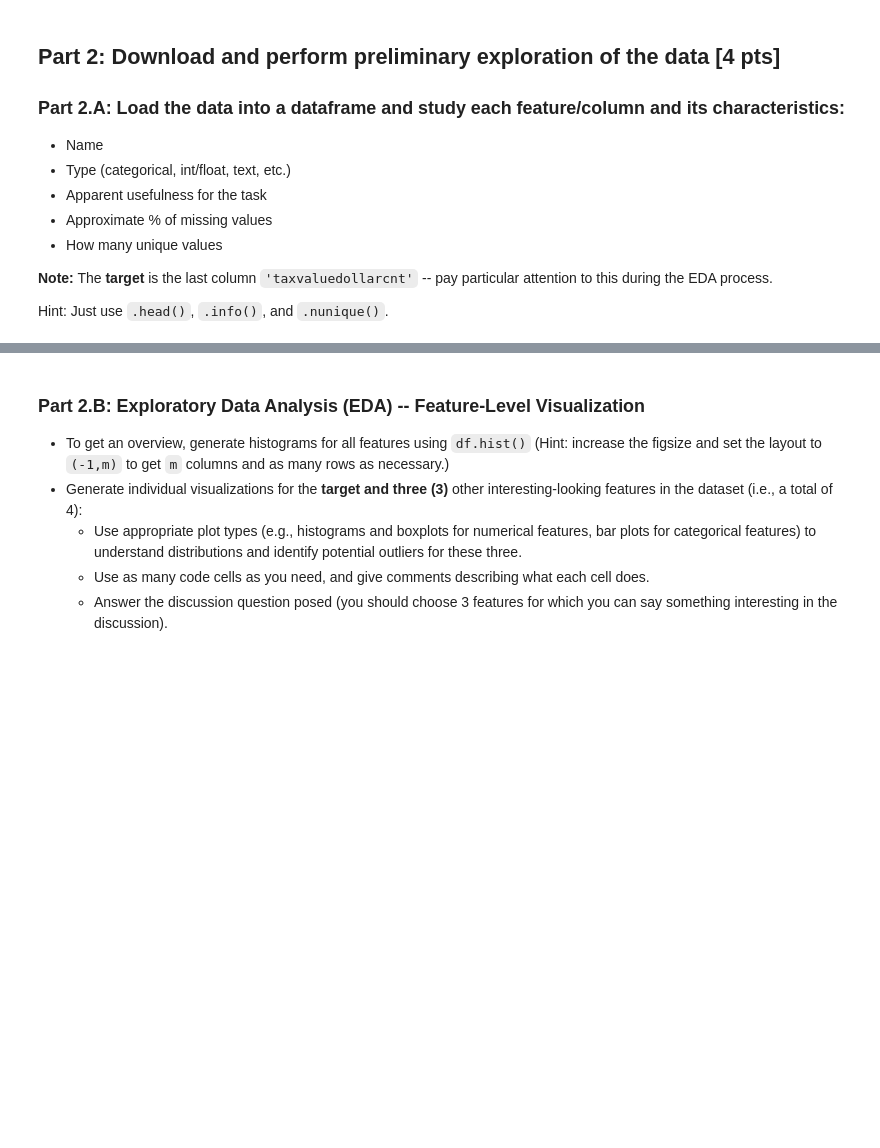
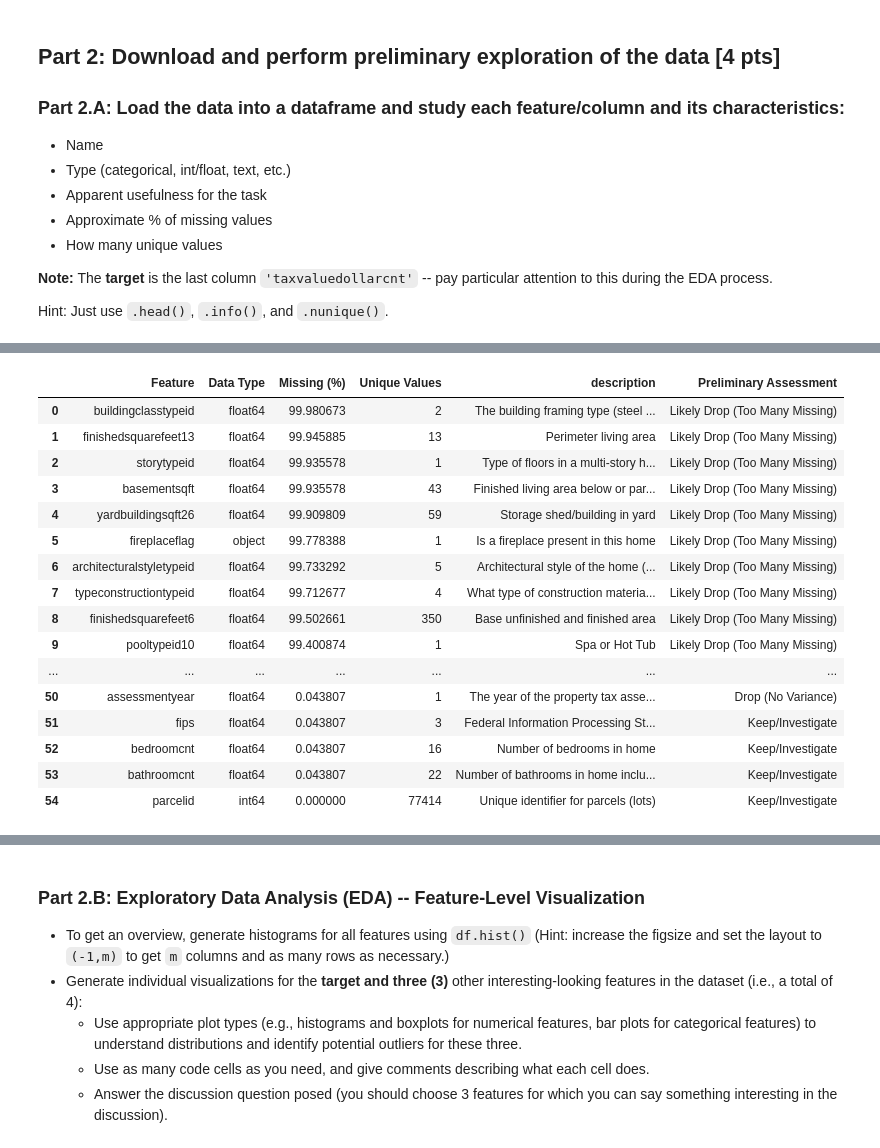
Before and after one commit to tbeerio/DX603-Milestone-1, a Jupyter notebook: Milestone_01.ipynb, the cells around one changed output, grey strips where cells are left out. Drawn from its saved outputs; the diff is of its cells as text; code cells hidden in the pictures; blank space fills up the shorter version.

```diff
--- a/Milestone_01.ipynb
+++ b/Milestone_01.ipynb
@@ -164,0 +169,15 @@ Hint: Just use `.head()`, `.info()`, and `.nunique()`.
+# %%
+# Basic data info
+df_info = pd.DataFrame({
+    "Data Type": df.dtypes,
+    "Missing (%)": df.isnull().mean() * 100,
+    "Unique Values": df.nunique()
+})
+
+# Reset index to turn column names into a column
+df_info = df_info.reset_index().rename(columns={"index": "Feature"})
+
+# Sort by most missing
+df_info = df_info.sort_values(by="Missing (%)", ascending=False)
+
+df_info
@@ -164,0 +202,45 @@ Hint: Just use `.head()`, `.info()`, and `.nunique()`.
+# %%
+# Load data dictionary
+data_dict = pd.read_excel("zillow_data_dictionary.xlsx")
+
+# Standardize column names
+df_info['Feature'] = df_info['Feature'].str.lower()
+data_dict.columns = [col.lower().strip() for col in data_dict.columns]
+data_dict['feature'] = data_dict['feature'].str.lower().str.strip("'").str.strip('"').str.strip()
+
+# Merge summary with dictionary
+merged = pd.merge(df_info, data_dict, left_on='Feature', right_on='feature', how='left')
+
+# Function to assess each feature
+def assess_feature(row):
+    if row['Missing (%)'] > 80:
+        return "Likely Drop (Too Many Missing)"
+    elif row['Unique Values'] <= 1:
+        return "Drop (No Variance)"
+    elif row['Feature'] == 'taxvaluedollarcnt':
+        return "Target"
+    else:
+        return "Keep/Investigate"
+
+# Apply the assessment
+merged['Preliminary Assessment'] = merged.apply(assess_feature, axis=1)
+merged = merged.drop(columns=['feature'])
+merged.sort_values(by="Missing (%)", ascending=False)
+# %% [output]
+|  | Feature | Data Type | Missing (%) | Unique Values | description | Preliminary Assessment |
+| 0 | buildingclasstypeid | float64 | 99.980673 | 2 | The building framing type (steel ... | Likely Drop (Too Many Missing) |
+| 1 | finishedsquarefeet13 | float64 | 99.945885 | 13 | Perimeter living area | Likely Drop (Too Many Missing) |
+| 2 | storytypeid | float64 | 99.935578 | 1 | Type of floors in a multi-story h... | Likely Drop (Too Many Missing) |
+| 3 | basementsqft | float64 | 99.935578 | 43 | Finished living area below or par... | Likely Drop (Too Many Missing) |
+| 4 | yardbuildingsqft26 | float64 | 99.909809 | 59 | Storage shed/building in yard | Likely Drop (Too Many Missing) |
+| 5 | fireplaceflag | object | 99.778388 | 1 | Is a fireplace present in this home | Likely Drop (Too Many Missing) |
+| 6 | architecturalstyletypeid | float64 | 99.733292 | 5 | Architectural style of the home (... | Likely Drop (Too Many Missing) |
+| 7 | typeconstructiontypeid | float64 | 99.712677 | 4 | What type of construction materia... | Likely Drop (Too Many Missing) |
+| 8 | finishedsquarefeet6 | float64 | 99.502661 | 350 | Base unfinished and finished area | Likely Drop (Too Many Missing) |
+| 9 | pooltypeid10 | float64 | 99.400874 | 1 | Spa or Hot Tub | Likely Drop (Too Many Missing) |
+| ... | ... | ... | ... | ... | ... | ... |
+| 50 | assessmentyear | float64 | 0.043807 | 1 | The year of the property tax asse... | Drop (No Variance) |
+| 51 | fips | float64 | 0.043807 | 3 | Federal Information Processing St... | Keep/Investigate |
+| 52 | bedroomcnt | float64 | 0.043807 | 16 | Number of bedrooms in home | Keep/Investigate |
+| 53 | bathroomcnt | float64 | 0.043807 | 22 | Number of bathrooms in home inclu... | Keep/Investigate |
+| 54 | parcelid | int64 | 0.000000 | 77414 | Unique identifier for parcels (lots) | Keep/Investigate |
```
Also changed, not shown: parts of 14 cells of this notebook, 2 other files.
